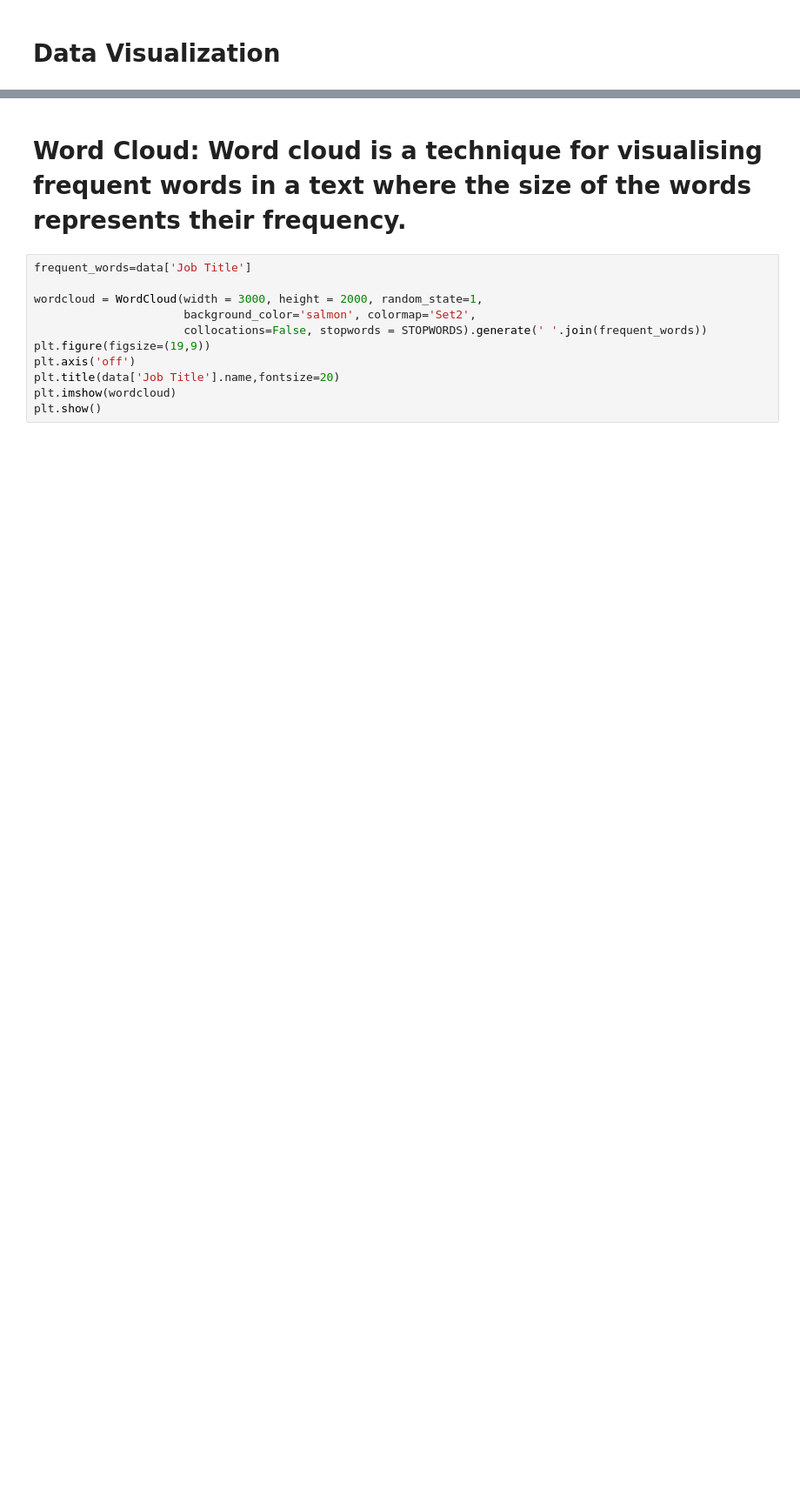
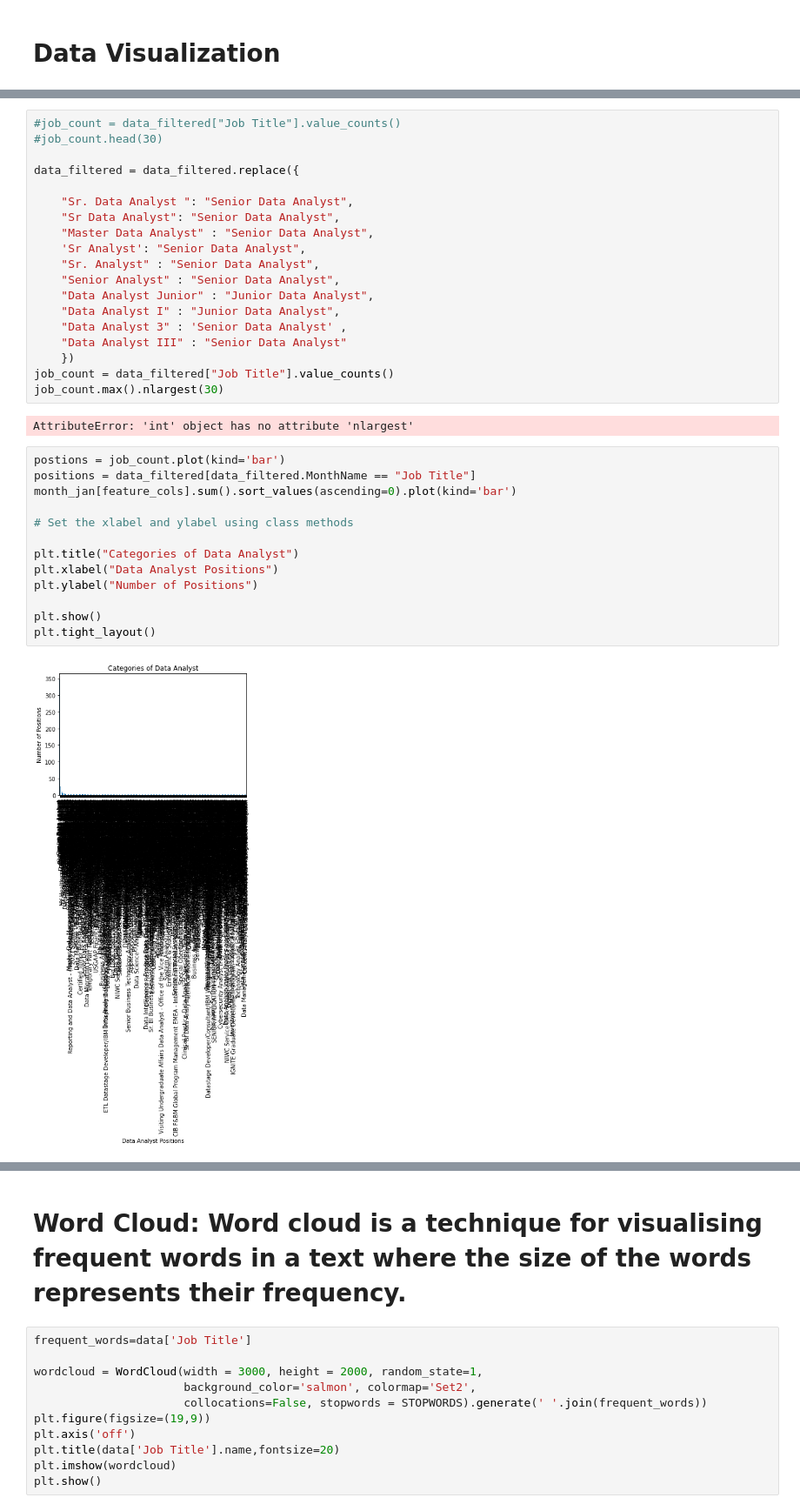
Before and after one commit to blaylockmatt/DataAnalystJobProspects, a Jupyter notebook: DataAnalystJobs.ipynb, the cells around one changed output, grey strips where cells are left out. Shown at 87% size. Cells and saved outputs as stored; diff of their text form; blank space fills up the shorter version.

```diff
--- a/DataAnalystJobs.ipynb
+++ b/DataAnalystJobs.ipynb
@@ -117,0 +126,36 @@ job_count = data["Job Title"].value_counts()
+# %%
+#job_count = data_filtered["Job Title"].value_counts()
+#job_count.head(30)
+
+data_filtered = data_filtered.replace({
+
+    "Sr. Data Analyst ": "Senior Data Analyst",
+    "Sr Data Analyst": "Senior Data Analyst",
+    "Master Data Analyst" : "Senior Data Analyst",
+    'Sr Analyst': "Senior Data Analyst",
+    "Sr. Analyst" : "Senior Data Analyst",
+    "Senior Analyst" : "Senior Data Analyst",
+    "Data Analyst Junior" : "Junior Data Analyst",
+    "Data Analyst I" : "Junior Data Analyst",
+    "Data Analyst 3" : 'Senior Data Analyst' ,
+    "Data Analyst III" : "Senior Data Analyst"
+    })
+job_count = data_filtered["Job Title"].value_counts()
+job_count.max().nlargest(30)
+# %% [output]
+AttributeError: 'int' object has no attribute 'nlargest'
+# %%
+postions = job_count.plot(kind='bar')
+positions = data_filtered[data_filtered.MonthName == "Job Title"]
+month_jan[feature_cols].sum().sort_values(ascending=0).plot(kind='bar')
+
+# Set the xlabel and ylabel using class methods
+
+plt.title("Categories of Data Analyst")
+plt.xlabel("Data Analyst Positions")
+plt.ylabel("Number of Positions")
+
+plt.show()
+plt.tight_layout()
+# %% [output]
+[figure, added]
```
Also changed, not shown: parts of 13 cells of this notebook.
